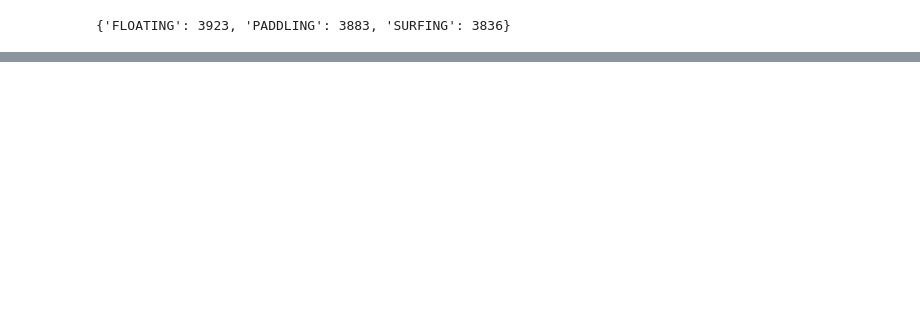
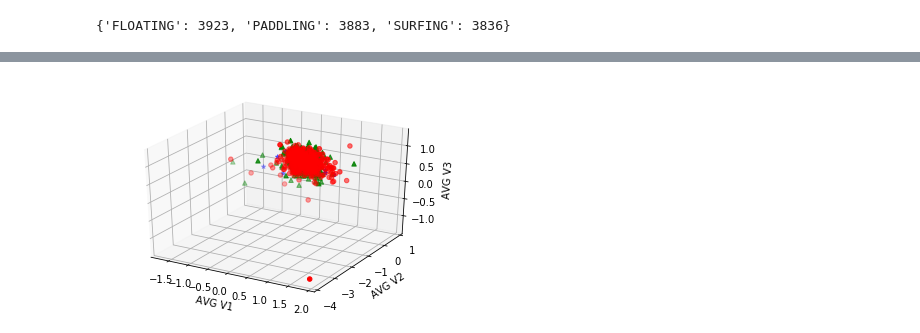
Before and after one commit to skamano/CSE_199H, a Jupyter notebook: velocity_calculation.ipynb, the cells around one changed output, grey strips where cells are left out. Cells and saved outputs as stored; diff of their text form; code cells hidden in the pictures; blank space fills up the shorter version.

```diff
--- a/velocity_calculation.ipynb
+++ b/velocity_calculation.ipynb
@@ -323,0 +374,4 @@ dict(zip(unique, counts))
+# %%
+velocity = tmp[['IMU V1','IMU V2','IMU V3']]
+gyro = tmp[['IMU G1','IMU G2','IMU G3']]
+pd.concat([velocity,gyro],axis=1).head(10)
@@ -323,0 +392,4 @@ dict(zip(unique, counts))
+# %%
+bin_size = 4
+bins_needed = int(len(velocity)/bin_size)
+print('Number of bins needed: %d' % bins_needed)
@@ -323,0 +398,3 @@ dict(zip(unique, counts))
+# %%
+v1_tmp,v2_tmp,v3_tmp = np.array(velocity['IMU V1']), np.array(velocity['IMU V2']), np.array(velocity['IMU V3'])
+g1_tmp,g2_tmp,g3_tmp = np.array(gyro['IMU G1']),np.array(gyro['IMU G2']),np.array(gyro['IMU G3'])
@@ -323,0 +458,34 @@ dict(zip(unique, counts))
+# %%
+new_features = pd.concat([simple_multi_dataset,df_stats],axis=1)
+df = new_features.loc[(new_features['simple_label']=='PADDLING')]
+a1_paddling = np.array(df['AVG V1'])
+df = new_features.loc[(new_features['simple_label']=='SURFING')]
+a1_surfing = np.array(df['AVG V1'])
+df = new_features.loc[(new_features['simple_label']=='FLOATING')]
+a1_floating = np.array(df['AVG V1'])
+
+df = new_features.loc[(new_features['simple_label']=='PADDLING')]
+a2_paddling = np.array(df['AVG V2'])
+df = new_features.loc[(new_features['simple_label']=='SURFING')]
+a2_surfing = np.array(df['AVG V2'])
+df = new_features.loc[(new_features['simple_label']=='FLOATING')]
+a2_floating = np.array(df['AVG V2'])
+
+df = new_features.loc[(new_features['simple_label']=='PADDLING')]
+a3_paddling = np.array(df['AVG V3'])
+df = new_features.loc[(new_features['simple_label']=='SURFING')]
+a3_surfing = np.array(df['AVG V3'])
+df = new_features.loc[(new_features['simple_label']=='FLOATING')]
+a3_floating = np.array(df['AVG V3'])
+
+fig = plt.figure()
+ax = fig.add_subplot(111, projection='3d')
+ax.scatter(a1_paddling,a2_paddling,a3_paddling,c='r',marker='o')
+ax.scatter(a1_surfing,a2_surfing,a3_surfing,c='b',marker='*')
+ax.scatter(a1_floating,a2_floating,a3_floating,c='g',marker='^')
+ax.set_xlabel('AVG V1')
+ax.set_ylabel('AVG V2')
+ax.set_zlabel('AVG V3')
+fig.show()
+# %% [output]
+[figure, added]
```
Also changed, not shown: parts of 24 cells of this notebook.
